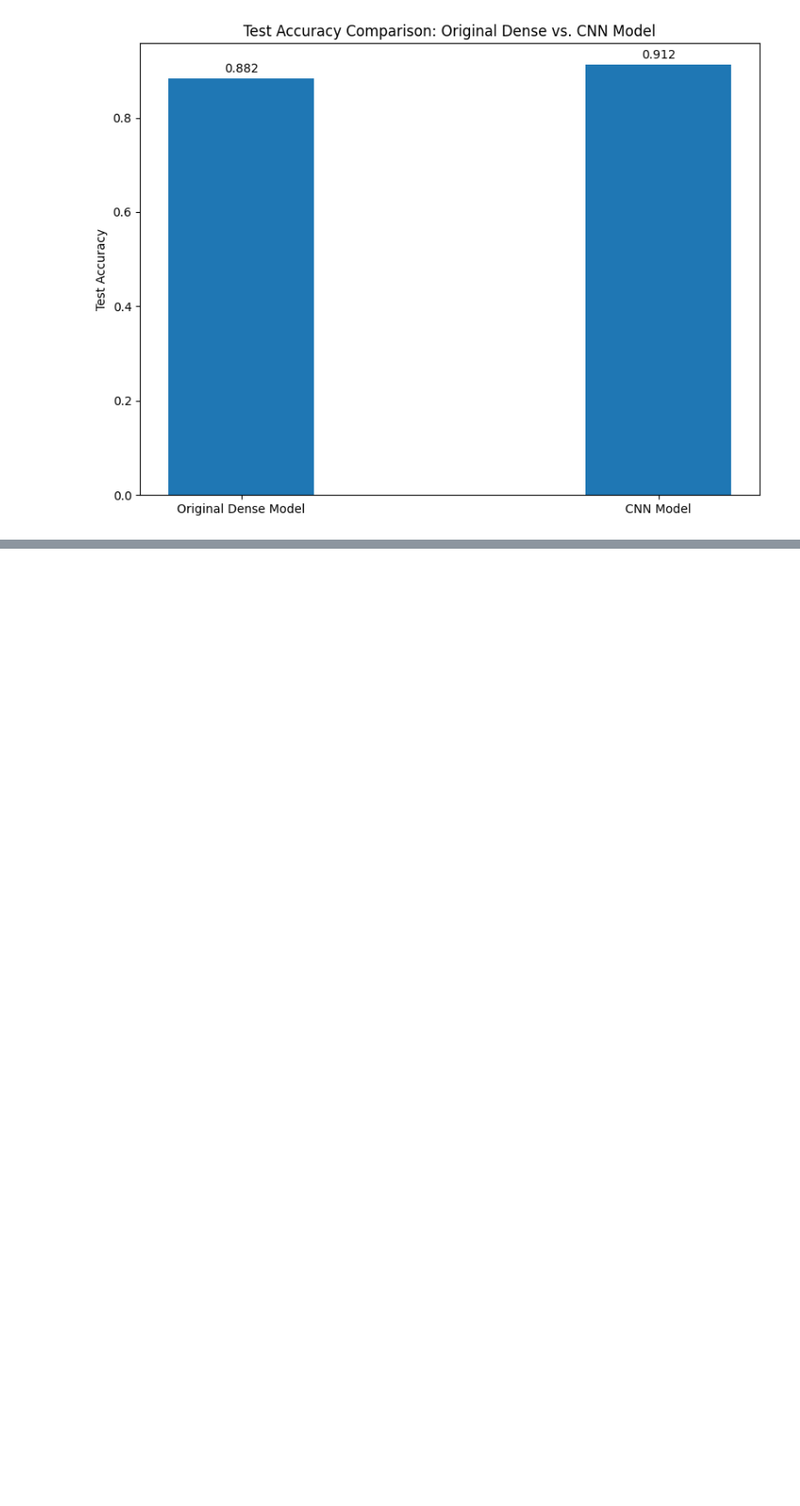
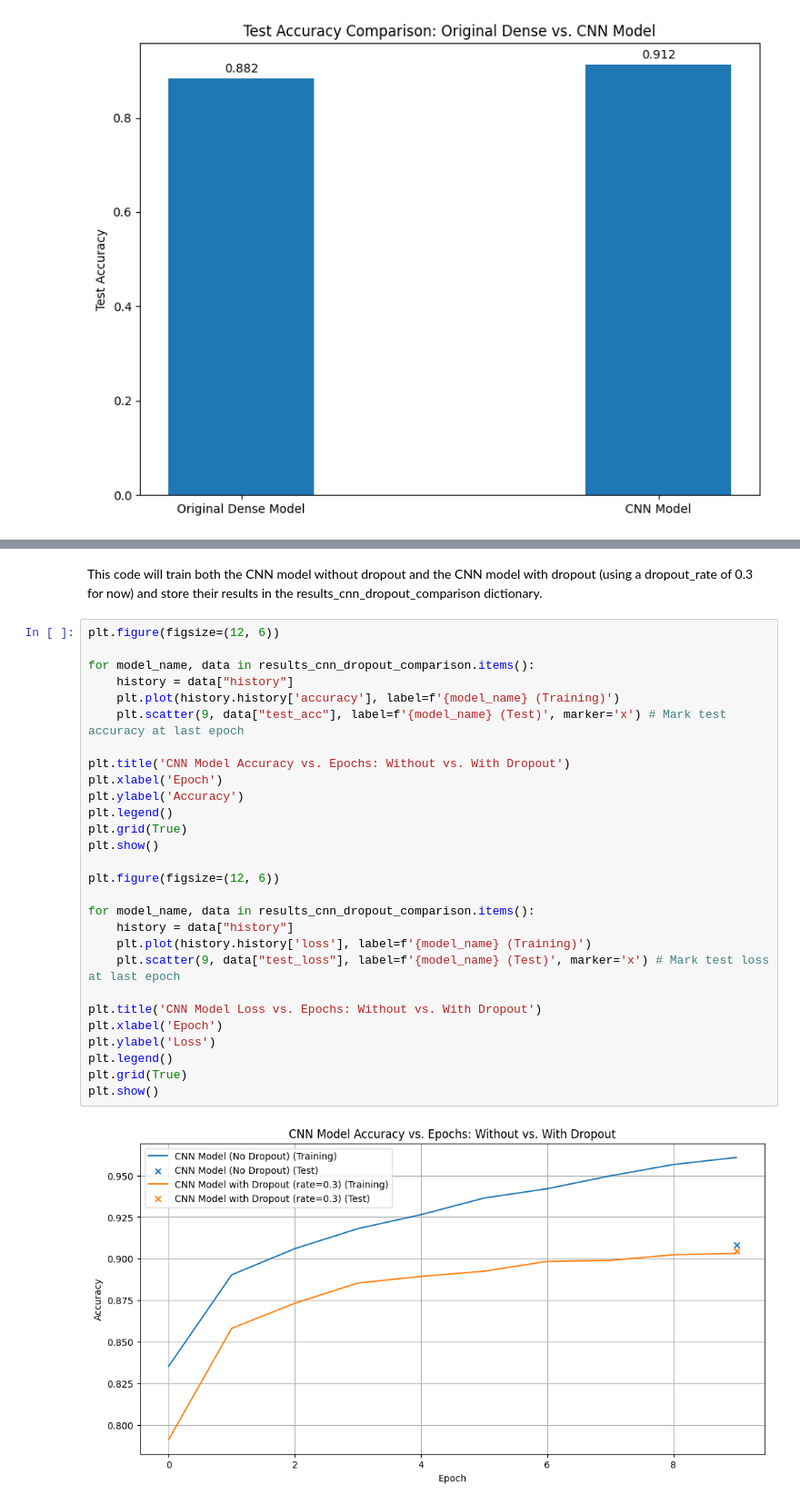
Before and after one commit to MCF-tech/CNN_pub, a Jupyter notebook: site/en/tutorials/keras/classification.ipynb, the cells around one changed output, grey strips where cells are left out. Shown at 91% size. Cells and saved outputs as stored; diff of their text form; blank space fills up the shorter version.

```diff
--- a/site/en/tutorials/keras/classification.ipynb
+++ b/site/en/tutorials/keras/classification.ipynb
@@ -1001,0 +1072,32 @@ plt.show()
+# %% [markdown]
+This code will train both the CNN model without dropout and the CNN model with dropout (using a dropout_rate of 0.3 for now) and store their results in the results_cnn_dropout_comparison dictionary.
+# %%
+plt.figure(figsize=(12, 6))
+
+for model_name, data in results_cnn_dropout_comparison.items():
+    history = data["history"]
+    plt.plot(history.history['accuracy'], label=f'{model_name} (Training)')
+    plt.scatter(9, data["test_acc"], label=f'{model_name} (Test)', marker='x') # Mark test accuracy at last epoch
+
+plt.title('CNN Model Accuracy vs. Epochs: Without vs. With Dropout')
+plt.xlabel('Epoch')
+plt.ylabel('Accuracy')
+plt.legend()
+plt.grid(True)
+plt.show()
+
+plt.figure(figsize=(12, 6))
+
+for model_name, data in results_cnn_dropout_comparison.items():
+    history = data["history"]
+    plt.plot(history.history['loss'], label=f'{model_name} (Training)')
+    plt.scatter(9, data["test_loss"], label=f'{model_name} (Test)', marker='x') # Mark test loss at last epoch
+
+plt.title('CNN Model Loss vs. Epochs: Without vs. With Dropout')
+plt.xlabel('Epoch')
+plt.ylabel('Loss')
+plt.legend()
+plt.grid(True)
+plt.show()
+# %% [output]
+[figure, added]
```
Also changed, not shown: parts of 6 cells of this notebook.
